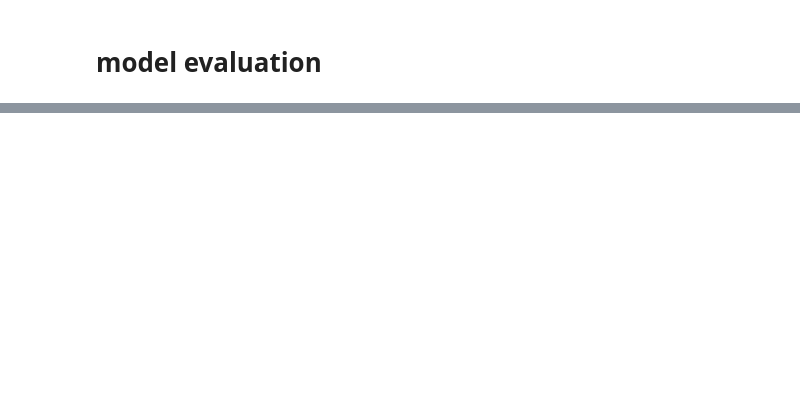
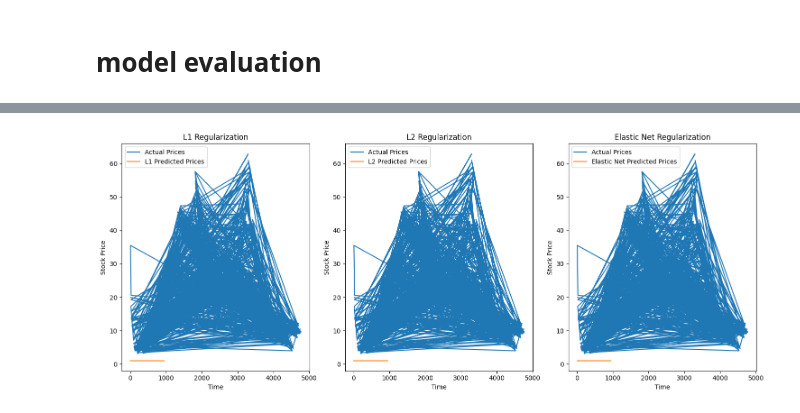
Before and after one commit to Aleena24/Deep-Learning, a Jupyter notebook: DL_test.ipynb, the cells around one changed output, grey strips where cells are left out. Drawn from its saved outputs; the diff is of its cells as text; code cells hidden in the pictures; blank space fills up the shorter version.

```diff
--- a/DL_test.ipynb
+++ b/DL_test.ipynb
@@ -160,0 +361,30 @@ Epoch 100/100
+# %%
+plt.figure(figsize=(15, 6))
+
+plt.subplot(1, 3, 1)
+plt.plot(y_test, label='Actual Prices')
+plt.plot(l1_model.predict(X_test), label='L1 Predicted Prices')
+plt.title('L1 Regularization')
+plt.xlabel('Time')
+plt.ylabel('Stock Price')
+plt.legend()
+
+plt.subplot(1, 3, 2)
+plt.plot(y_test, label='Actual Prices')
+plt.plot(l2_model.predict(X_test), label='L2 Predicted Prices')
+plt.title('L2 Regularization')
+plt.xlabel('Time')
+plt.ylabel('Stock Price')
+plt.legend()
+
+plt.subplot(1, 3, 3)
+plt.plot(y_test, label='Actual Prices')
+plt.plot(elastic_net_model.predict(X_test), label='Elastic Net Predicted Prices')
+plt.title('Elastic Net Regularization')
+plt.xlabel('Time')
+plt.ylabel('Stock Price')
+plt.legend()
+
+plt.tight_layout()
+plt.show()
+# %% [output]
@@ -160,0 +394 @@ Epoch 100/100
+[figure, added]
```
Also changed, not shown: parts of 23 cells of this notebook.
